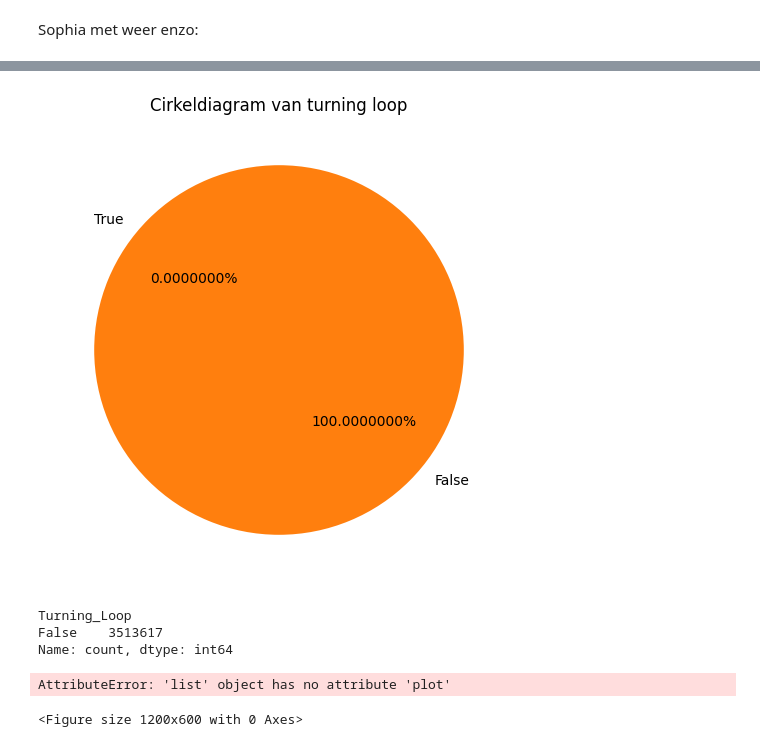
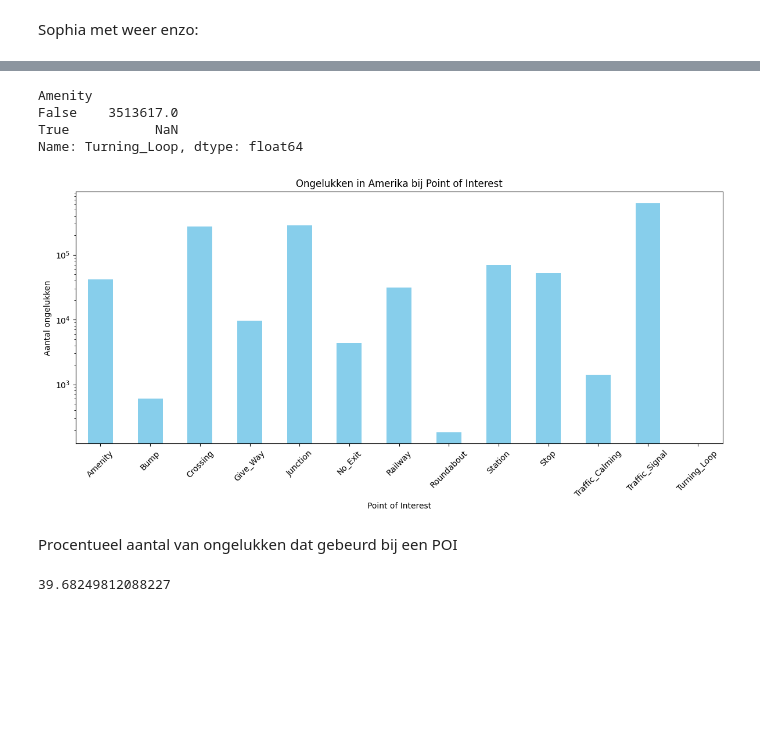
Before and after one commit to IsabelvanDam19/WT_Specialisatie, a Jupyter notebook: Beetje dingen enzo.ipynb, the cells around one changed output, grey strips where cells are left out. Drawn from its saved outputs; the diff is of its cells as text; code cells hidden in the pictures; blank space fills up the shorter version.

```diff
--- a/Beetje dingen enzo.ipynb
+++ b/Beetje dingen enzo.ipynb
@@ -311,31 +345,27 @@ Name: count, dtype: int64
-# %%
-plt.figure(figsize=(6, 6))
-
-turning_loop = [(df['Turning_Loop'] == True).sum(), (df['Turning_Loop'] == False).sum()]
-
-plt.pie(turning_loop, labels= ['True', 'False'], autopct='%1.7f%%', startangle=140)
-plt.title('Cirkeldiagram van turning loop')
-
-
-
-plt.show()
-# %% [output]
-[figure, removed]
-# %%
-df["Turning_Loop"].value_counts()
-# %% [output]
-Turning_Loop
-False    3513617
-Name: count, dtype: int64
+# %%
+americabooleans_df["Turning_Loop"]
+# %% [output]
+Amenity
+False    3513617.0
+True           NaN
+Name: Turning_Loop, dtype: float64
 # %%
 plt.figure(figsize=(12, 6))
-state_accident_counts.plot(kind='bar', color='skyblue')
-plt.title('Ongelukken per Staat')
-plt.xlabel('Staat')
+americabooleans_df.loc[True].plot(kind='bar', color='skyblue')
+plt.title('Ongelukken in Amerika bij Point of Interest')
+plt.xlabel('Point of Interest')
 plt.ylabel('Aantal ongelukken')
+plt.yscale('log')
 plt.xticks(rotation=45)
 plt.tight_layout()
 plt.show()
 # %% [output]
-AttributeError: 'list' object has no attribute 'plot'
-<Figure size 1200x600 with 0 Axes>
+[figure, added]
+# %% [markdown]
+Procentueel aantal van ongelukken dat gebeurd bij een POI
+# %%
+som = int(americabooleans_df.loc[True].sum())
+perc = som/len(df)*100
+print(perc)
+# %% [output]
+39.68249812088227
```
Also changed, not shown: parts of 11 cells of this notebook.
